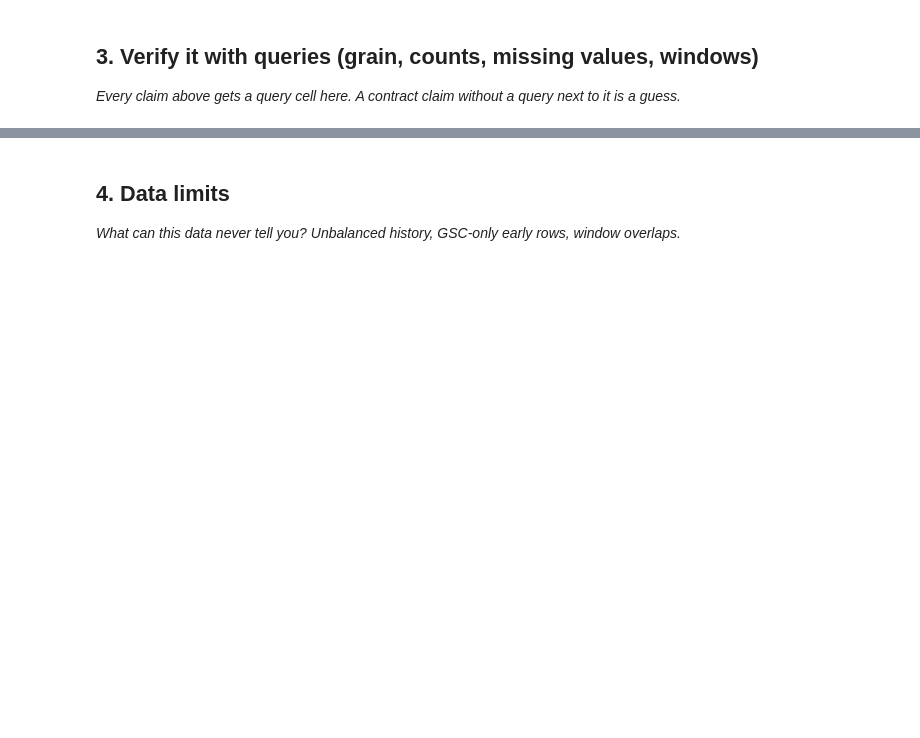
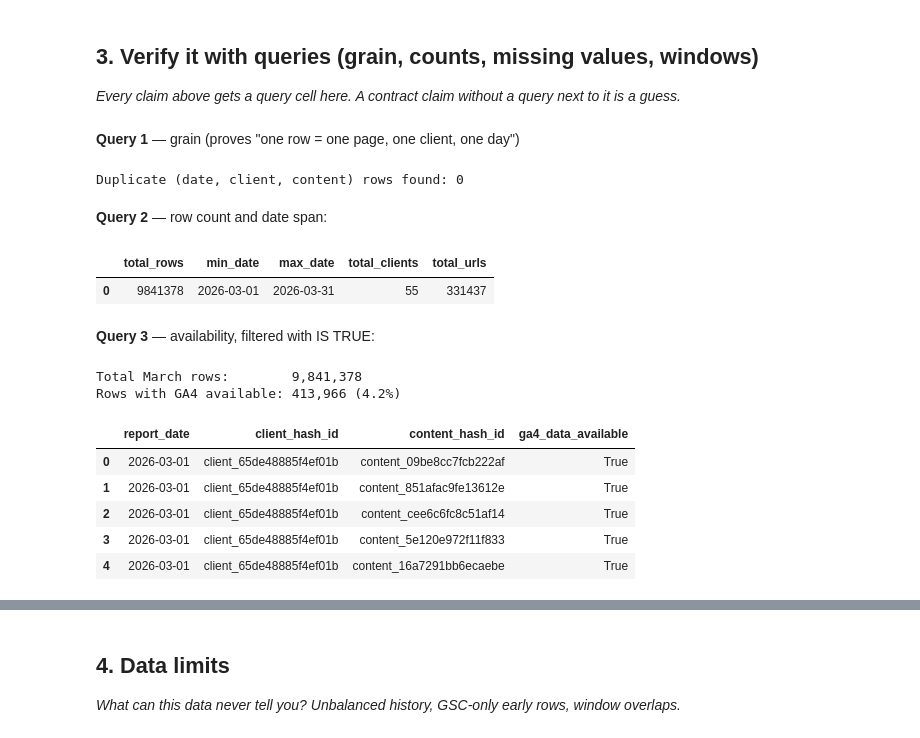
Before and after one commit to KinzaAsif2456/discoverey, a Jupyter notebook: work/notebooks/w03_data_contract.ipynb, the cells around one changed output, grey strips where cells are left out. Saved outputs shown, nothing was run; the diff lists cells and outputs as text; code cells hidden in the pictures; blank space fills up the shorter version.

```diff
--- a/work/notebooks/w03_data_contract.ipynb
+++ b/work/notebooks/w03_data_contract.ipynb
@@ -51,3 +86,62 @@ df = ds.to_pandas()
 ## 3. Verify it with queries (grain, counts, missing values, windows)
 
 *Every claim above gets a query cell here. A contract claim without a query next to it is a guess.*
+# %% [markdown]
+**Query 1** — grain (proves "one row = one page, one client, one day")
+# %%
+grain_check = con.sql(f"""
+    SELECT report_date, client_hash_id, content_hash_id, COUNT(*) AS dup_cnt
+    FROM {TABLES['fact_daily_march']}
+    GROUP BY 1, 2, 3
+    HAVING COUNT(*) > 1
+""").df()
+print(f"Duplicate (date, client, content) rows found: {len(grain_check)}")
+# %% [output]
+Duplicate (date, client, content) rows found: 0
+# %% [markdown]
+**Query 2** — row count and date span:
+# %%
+#span and volume check
+span_df = con.sql(f"""
+    SELECT
+        COUNT(*) AS total_rows,
+        MIN(report_date) AS min_date,
+        MAX(report_date) AS max_date,
+        COUNT(DISTINCT client_hash_id) AS total_clients,
+        COUNT(DISTINCT content_hash_id) AS total_urls
+    FROM {TABLES['fact_daily_march']}
+""").df()
+display(span_df)
+# %% [output]
+|  | total_rows | min_date | max_date | total_clients | total_urls |
+| 0 | 9841378 | 2026-03-01 | 2026-03-31 | 55 | 331437 |
+# %% [markdown]
+**Query 3** — availability, filtered with IS TRUE:
+# %%
+#  Availability check with IS TRUE (Strict verification)
+total_rows = int(span_df["total_rows"][0])
+available = con.sql(f"""
+    SELECT COUNT(*)
+    FROM {TABLES['fact_daily_march']}
+    WHERE ga4_data_available IS TRUE
+""").fetchone()[0]
+
+print(f"Total March rows:        {total_rows:,}")
+print(f"Rows with GA4 available: {available:,} ({100*available/total_rows:.1f}%)")
+
+availability_df = con.sql(f"""
+    SELECT report_date, client_hash_id, content_hash_id, ga4_data_available
+    FROM {TABLES['fact_daily_march']}
+    WHERE ga4_data_available IS TRUE
+    LIMIT 5
+""").df()
+display(availability_df)
+# %% [output]
+Total March rows:        9,841,378
+Rows with GA4 available: 413,966 (4.2%)
+|  | report_date | client_hash_id | content_hash_id | ga4_data_available |
+| 0 | 2026-03-01 | client_65de48885f4ef01b | content_09be8cc7fcb222af | True |
+| 1 | 2026-03-01 | client_65de48885f4ef01b | content_851afac9fe13612e | True |
+| 2 | 2026-03-01 | client_65de48885f4ef01b | content_cee6c6fc8c51af14 | True |
+| 3 | 2026-03-01 | client_65de48885f4ef01b | content_5e120e972f11f833 | True |
+| 4 | 2026-03-01 | client_65de48885f4ef01b | content_16a7291bb6ecaebe | True |
```
Also changed, not shown: parts of 20 cells of this notebook.
